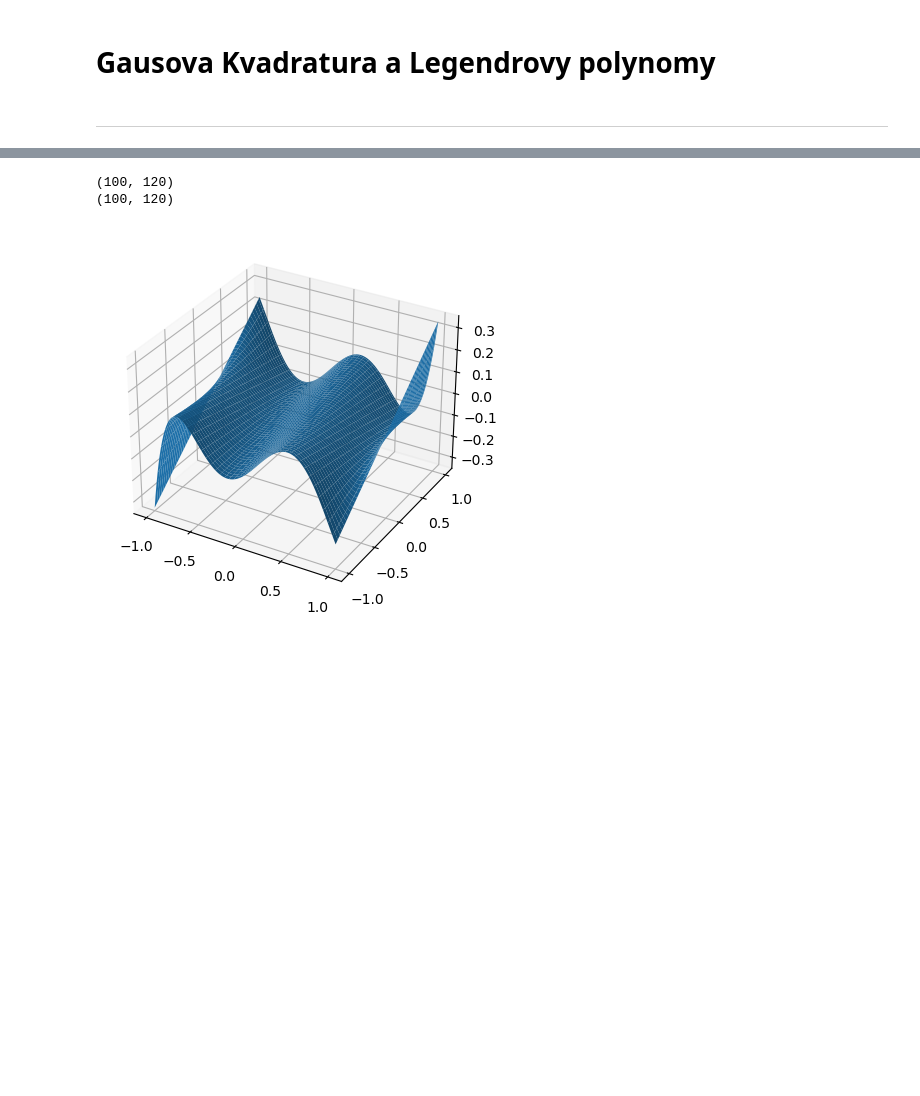
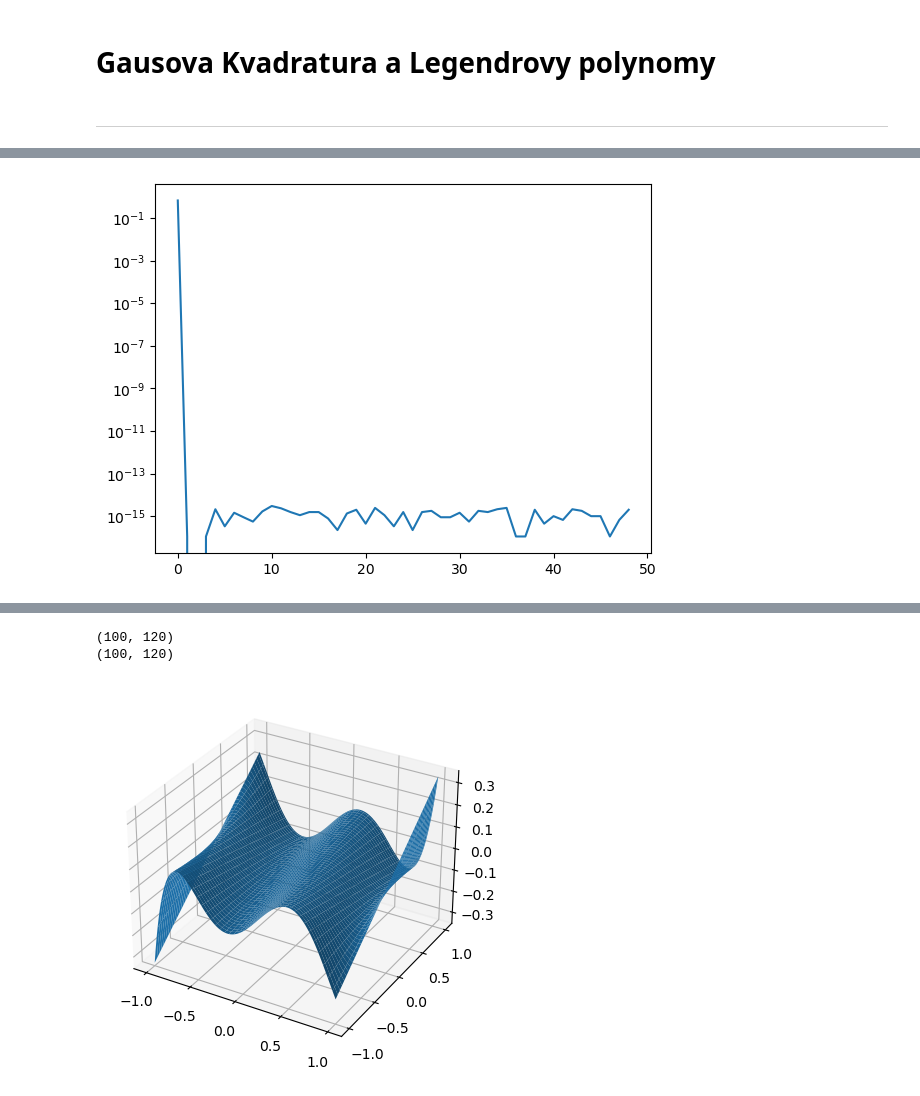
Before and after one commit to SED0280/BakalarkaCode, a Jupyter notebook: Gausova Kvadratura.ipynb, the cells around one changed output, grey strips where cells are left out. Cells and saved outputs as stored; diff of their text form; code cells hidden in the pictures; blank space fills up the shorter version.

```diff
--- a/Gausova Kvadratura.ipynb
+++ b/Gausova Kvadratura.ipynb
@@ -104,0 +139,12 @@ print("error:", Gq - (fI(b)-fI(a)))
+# %%
+n=50
+f = lambda x: x**2
+fI = lambda x: x**3/3
+res = []
+for i in range(1, n):
+    res.append(abs(kv.JacobiGaussQuadLegendre(f, i) - (fI(1)-fI(-1))))
+Gq = kv.JacobiGaussQuadLegendre(f,n)
+plt.plot(res)
+plt.yscale('log')
+# %% [output]
+[figure, added]
```
Also changed, not shown: parts of 13 cells of this notebook.
